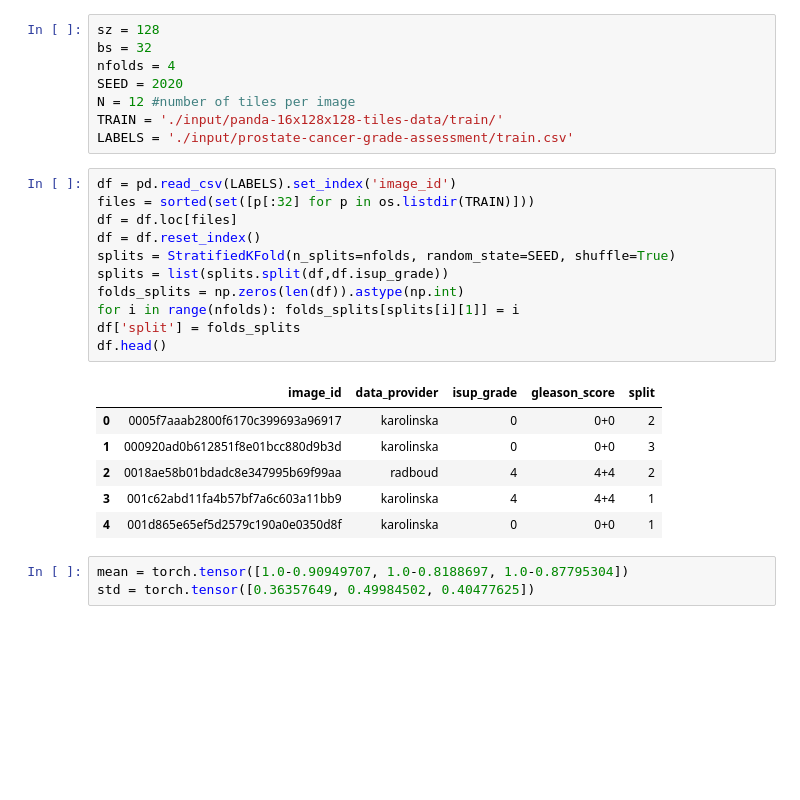
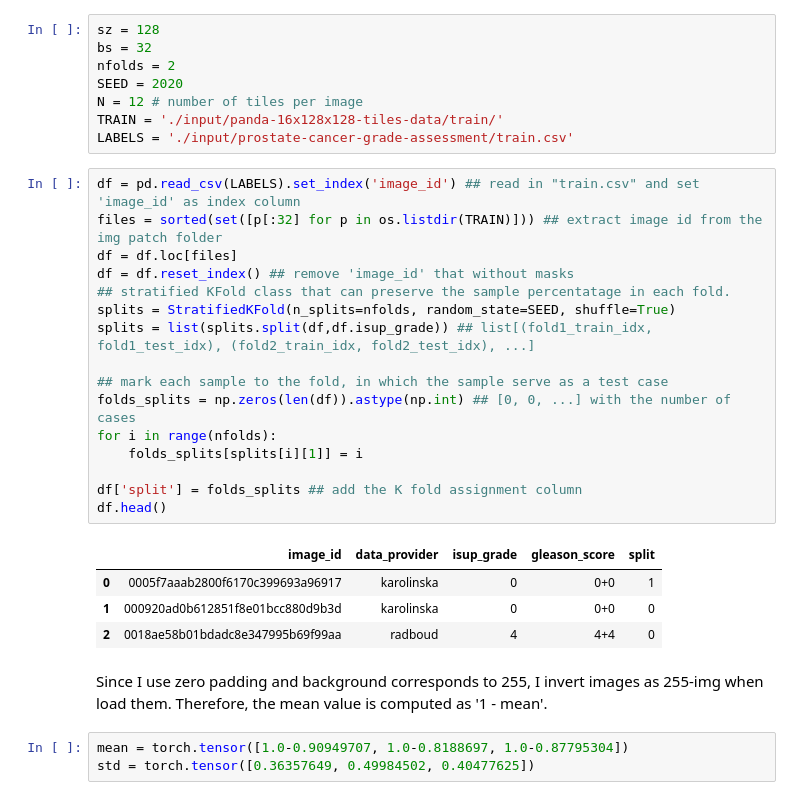
Before and after one commit to jspolson/STRIP_AI_Challenge, a Jupyter notebook: prediction_models/tile_concat_wy/Tile_Ensemble.ipynb, the cells around one changed output. Drawn from its saved outputs; the diff is of its cells as text; blank space fills up the shorter version.

```diff
--- a/prediction_models/tile_concat_wy/Tile_Ensemble.ipynb
+++ b/prediction_models/tile_concat_wy/Tile_Ensemble.ipynb
@@ -37,29 +34,34 @@ cp: cannot stat '../input/pytorch-pretrained-models/semi_supervised_resnext50_32
 # %%
 sz = 128
 bs = 32
-nfolds = 4
+nfolds = 2
 SEED = 2020
-N = 12 #number of tiles per image
+N = 12 # number of tiles per image
 TRAIN = './input/panda-16x128x128-tiles-data/train/'
 LABELS = './input/prostate-cancer-grade-assessment/train.csv'
 # %%
-df = pd.read_csv(LABELS).set_index('image_id')
-files = sorted(set([p[:32] for p in os.listdir(TRAIN)]))
+df = pd.read_csv(LABELS).set_index('image_id') ## read in "train.csv" and set 'image_id' as index column
+files = sorted(set([p[:32] for p in os.listdir(TRAIN)])) ## extract image id from the img patch folder
 df = df.loc[files]
-df = df.reset_index()
+df = df.reset_index() ## remove 'image_id' that without masks
+## stratified KFold class that can preserve the sample percentatage in each fold.
 splits = StratifiedKFold(n_splits=nfolds, random_state=SEED, shuffle=True)
-splits = list(splits.split(df,df.isup_grade))
-folds_splits = np.zeros(len(df)).astype(np.int)
-for i in range(nfolds): folds_splits[splits[i][1]] = i
-df['split'] = folds_splits
+splits = list(splits.split(df,df.isup_grade)) ## list[(fold1_train_idx, fold1_test_idx), (fold2_train_idx, fold2_test_idx), ...]
+
+## mark each sample to the fold, in which the sample serve as a test case
+folds_splits = np.zeros(len(df)).astype(np.int) ## [0, 0, ...] with the number of cases
+for i in range(nfolds):
+    folds_splits[splits[i][1]] = i
+
+df['split'] = folds_splits ## add the K fold assignment column
 df.head()
 # %% [output]
 |  | image_id | data_provider | isup_grade | gleason_score | split |
-| 0 | 0005f7aaab2800f6170c399693a96917 | karolinska | 0 | 0+0 | 2 |
-| 1 | 000920ad0b612851f8e01bcc880d9b3d | karolinska | 0 | 0+0 | 3 |
-| 2 | 0018ae58b01bdadc8e347995b69f99aa | radboud | 4 | 4+4 | 2 |
-| 3 | 001c62abd11fa4b57bf7a6c603a11bb9 | karolinska | 4 | 4+4 | 1 |
-| 4 | 001d865e65ef5d2579c190a0e0350d8f | karolinska | 0 | 0+0 | 1 |
+| 0 | 0005f7aaab2800f6170c399693a96917 | karolinska | 0 | 0+0 | 1 |
+| 1 | 000920ad0b612851f8e01bcc880d9b3d | karolinska | 0 | 0+0 | 0 |
+| 2 | 0018ae58b01bdadc8e347995b69f99aa | radboud | 4 | 4+4 | 0 |
+# %% [markdown]
+Since I use zero padding and background corresponds to 255, I invert images as 255-img when load them. Therefore, the mean value is computed as '1 - mean'.
 # %%
 mean = torch.tensor([1.0-0.90949707, 1.0-0.8188697, 1.0-0.87795304])
 std = torch.tensor([0.36357649, 0.49984502, 0.40477625])
```
Also changed, not shown: parts of 6 cells of this notebook, 2 other files.
